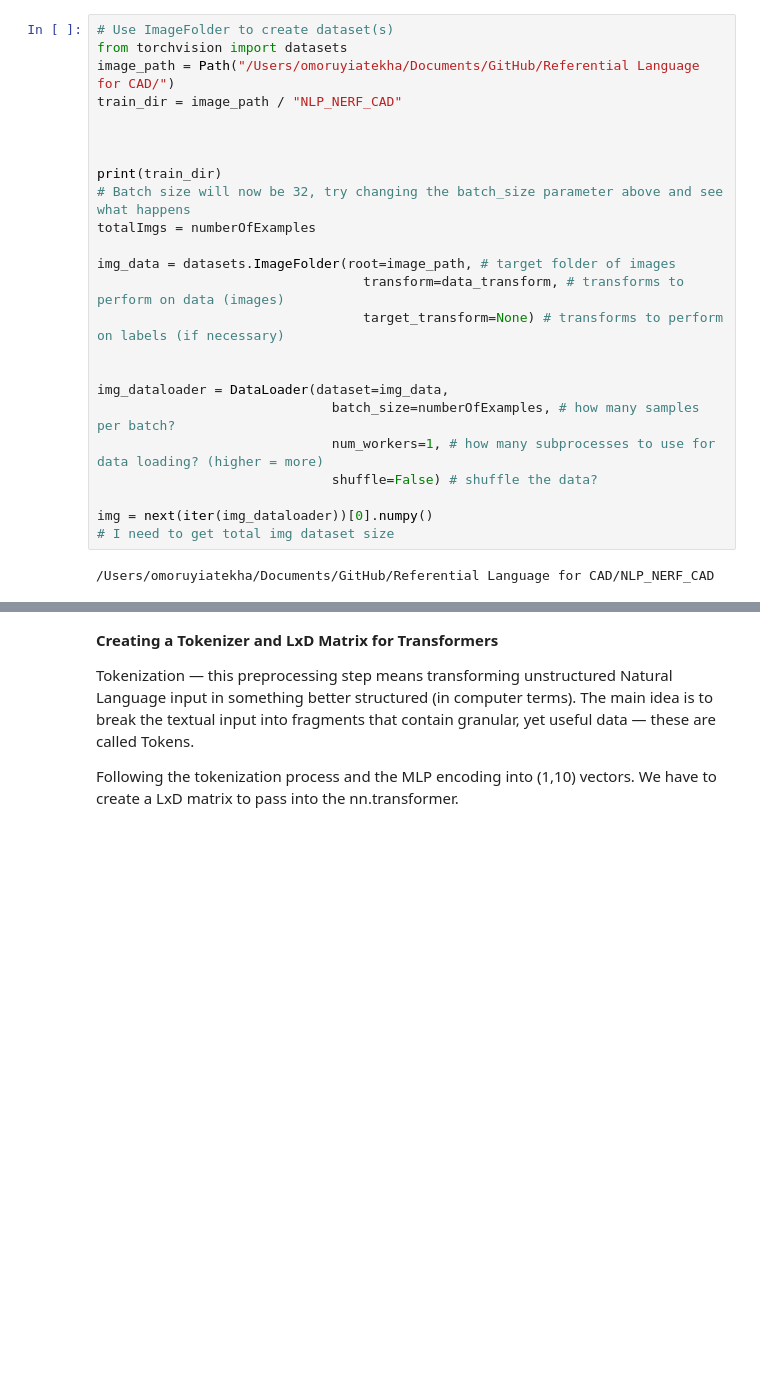
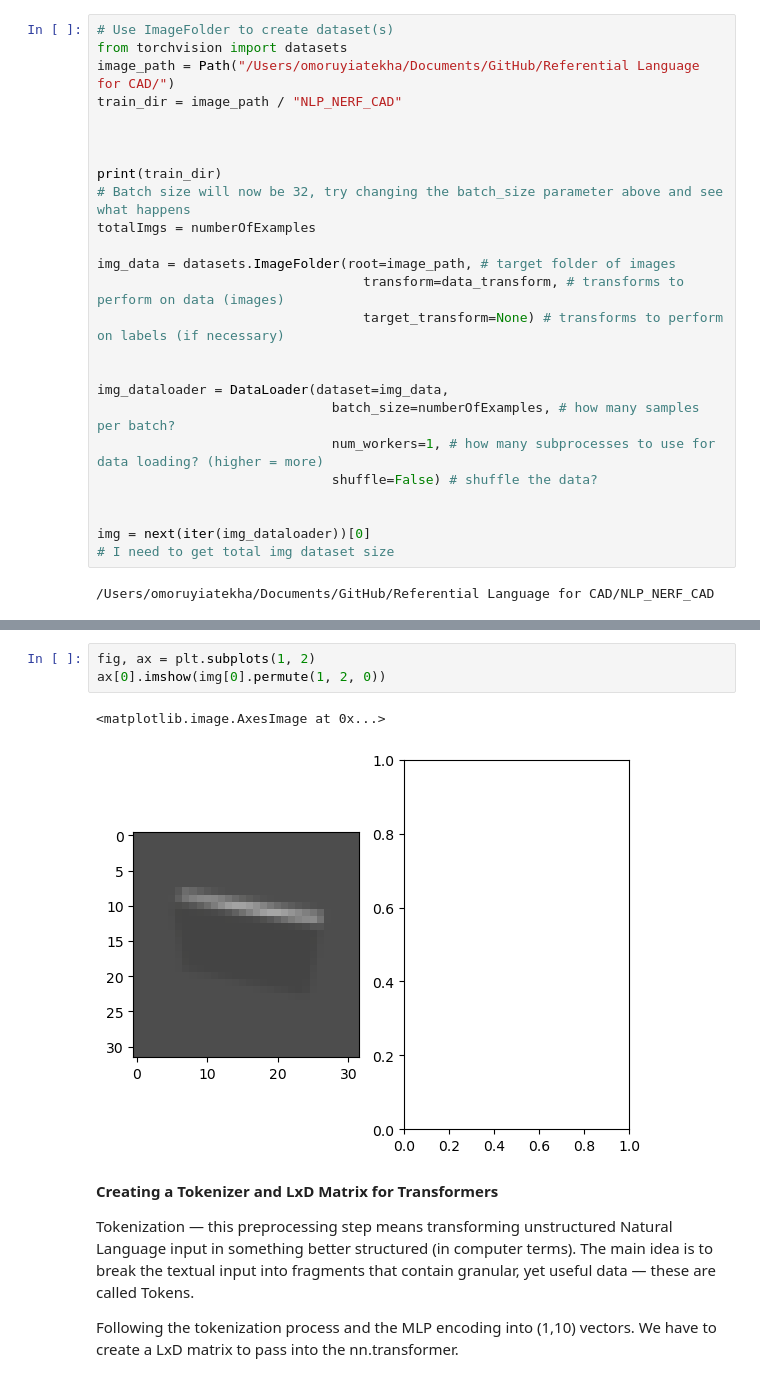
Before and after one commit to oeatekha/NLP_NERF_CAD, a Jupyter notebook: Embbeding_and_Encoders_Dec2.ipynb, the cells around one changed output, grey strips where cells are left out. Drawn from its saved outputs; the diff is of its cells as text; blank space fills up the shorter version.

```diff
--- a/Embbeding_and_Encoders_Dec2.ipynb
+++ b/Embbeding_and_Encoders_Dec2.ipynb
@@ -214,7 +221,8 @@ img_dataloader = DataLoader(dataset=img_data,
                               num_workers=1, # how many subprocesses to use for data loading? (higher = more)
                               shuffle=False) # shuffle the data?
 
-img = next(iter(img_dataloader))[0].numpy()
+
+img = next(iter(img_dataloader))[0]
 # I need to get total img dataset size
 # %% [output]
 /Users/omoruyiatekha/Documents/GitHub/Referential Language for CAD/NLP_NERF_CAD
@@ -228,3 +235,9 @@ torch.Size([6400, 3, 32, 32])
+# %%
+fig, ax = plt.subplots(1, 2)
+ax[0].imshow(img[0].permute(1, 2, 0))
+# %% [output]
+<matplotlib.image.AxesImage at 0x...>
+[figure, added]
 # %% [markdown]
 **Creating a Tokenizer and LxD Matrix for Transformers**
 
```
Also changed, not shown: parts of 8 cells of this notebook, 3 other files.
